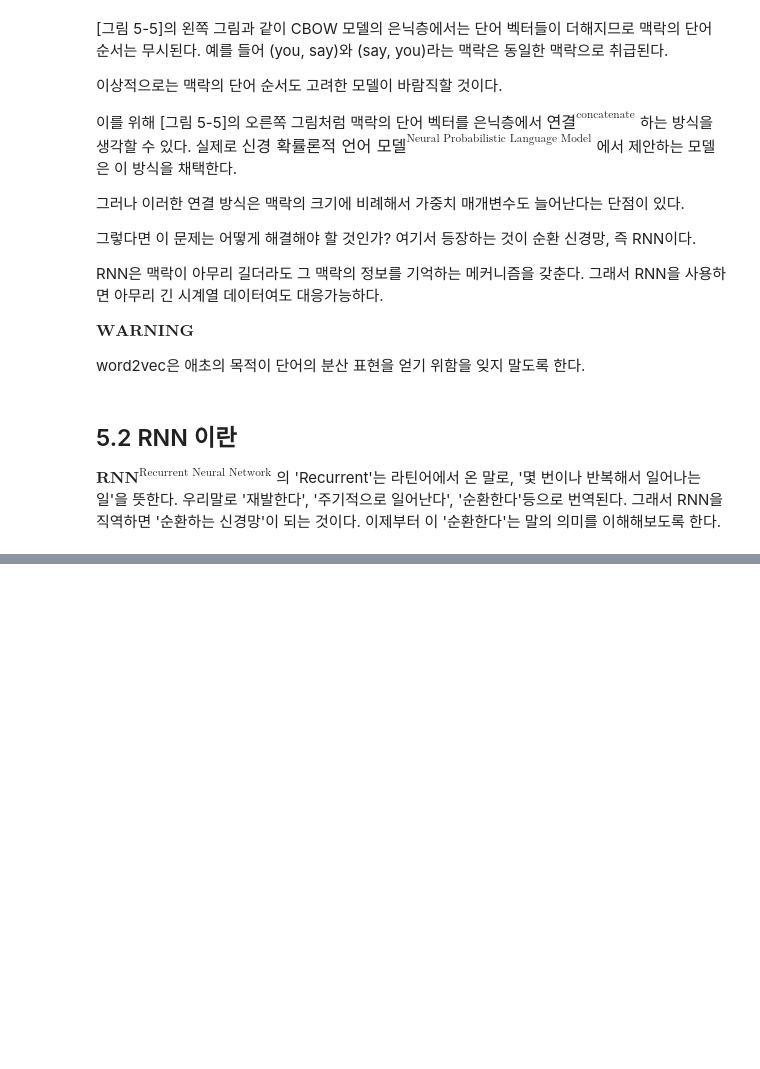
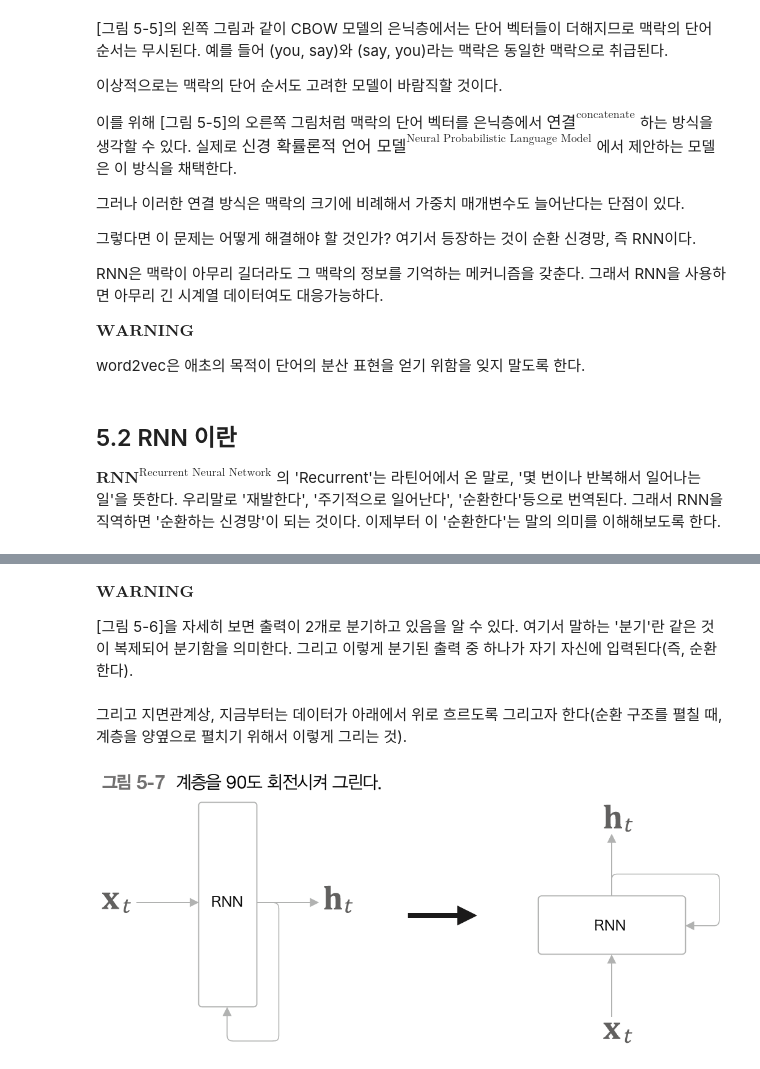
Before and after one commit to SeungChanBaek-stat/self_study, a Jupyter notebook: deep_learning_from_scratch/book_2/chapter05/chapter05.ipynb, the cells around one changed output, grey strips where cells are left out. Drawn from its saved outputs; the diff is of its cells as text; code cells hidden in the pictures; blank space fills up the shorter version.

```diff
--- a/deep_learning_from_scratch/book_2/chapter05/chapter05.ipynb
+++ b/deep_learning_from_scratch/book_2/chapter05/chapter05.ipynb
@@ -185,0 +215,10 @@ $\textbf{RNN}^{\text{Recurrent Neural Network}}$ 의 'Recurrent'는 라틴어에
+# %% [markdown]
+$\textbf{WARNING}$
+
+[그림 5-6]을 자세히 보면 출력이 2개로 분기하고 있음을 알 수 있다. 여기서 말하는 '분기'란 같은 것이 복제되어 분기함을 의미한다. 그리고 이렇게 분기된 출력 중 하나가 자기 자신에 입력된다(즉, 순환한다).
+# %% [markdown]
+그리고 지면관계상, 지금부터는 데이터가 아래에서 위로 흐르도록 그리고자 한다(순환 구조를 펼칠 때, 계층을 양옆으로 펼치기 위해서 이렇게 그리는 것).
+# %%
+Image.open(os.path.join(img_path, 'fig 5-7.png'))
+# %% [output]
+[figure, added]
```
Also changed, not shown: parts of 102 cells of this notebook, 9 other files.
